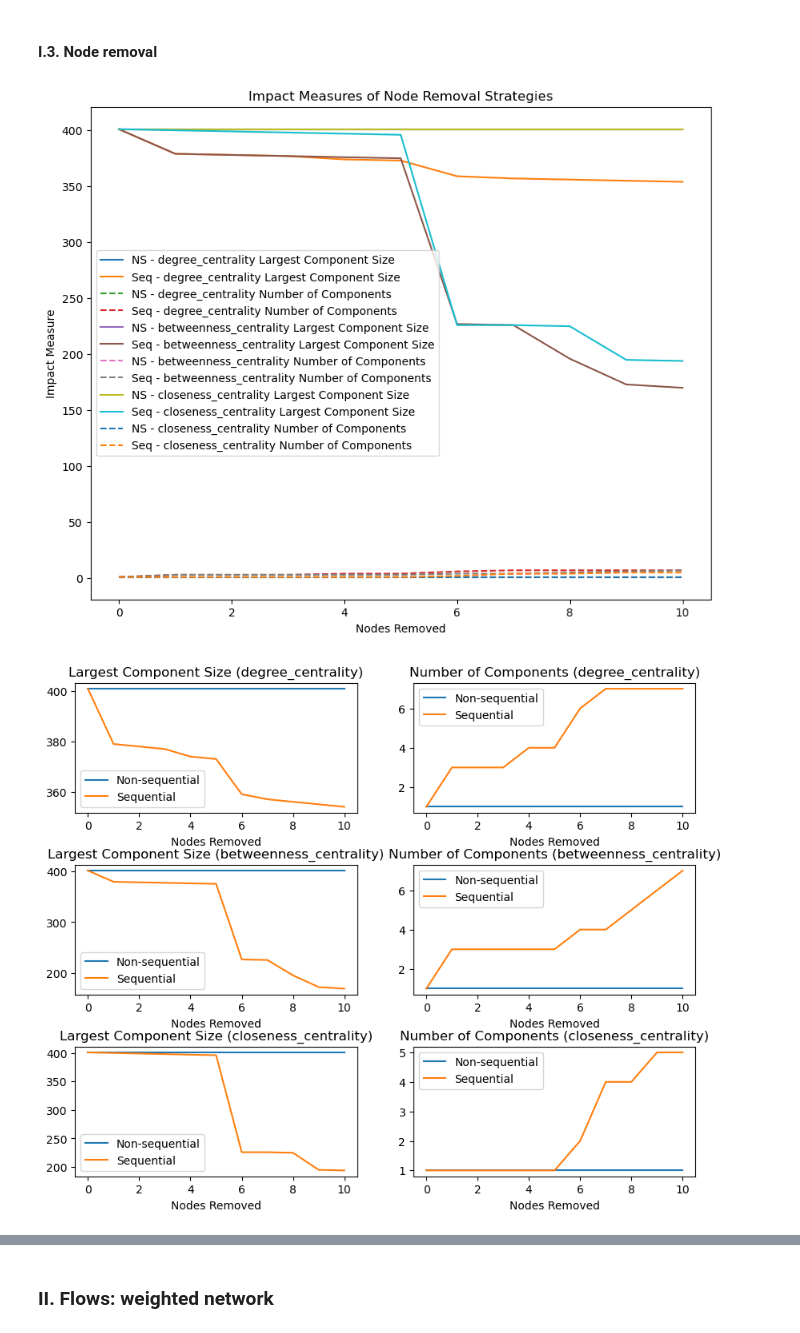
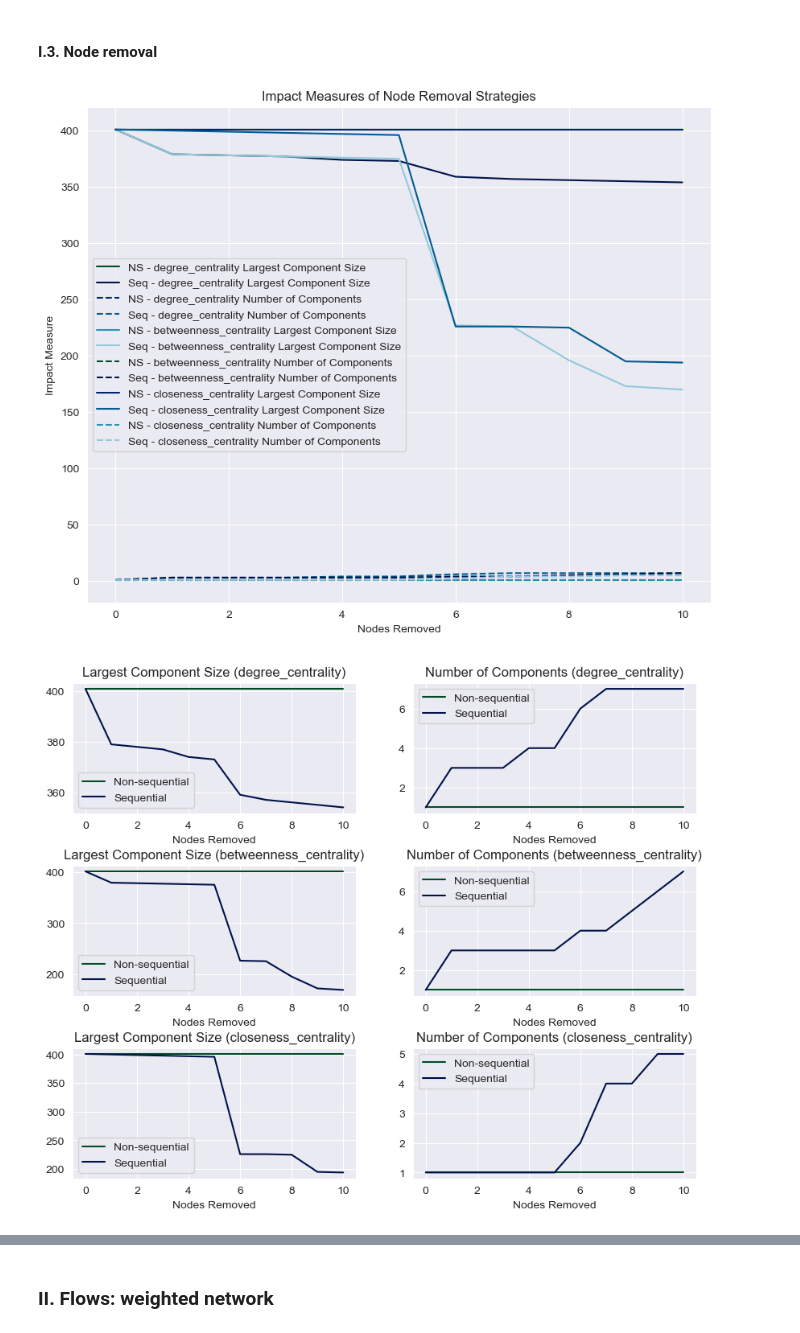
Before and after one commit to ZongheMa/CASA0002_Urban_Simulation, a Jupyter notebook: Urban Simulation Assessment.ipynb, the cells around one changed output, grey strips where cells are left out. Saved outputs shown, nothing was run; the diff lists cells and outputs as text; code cells hidden in the pictures.

```diff
--- a/Urban Simulation Assessment.ipynb
+++ b/Urban Simulation Assessment.ipynb
@@ -199,6 +199,12 @@ for centrality_measure in centrality_measures:
     seq_components, seq_size = seq_removal(G, centrality_measure,10)
     seq_num_components.append(seq_components)
     seq_largest_component_size.append(seq_size)
+
+import seaborn as sns
+import matplotlib.pyplot as plt
+
+# Set a color palette
+sns.set_palette("ocean")
 
 # Plot the impact measures for each strategy and centrality measure in one plot
 plt.figure(figsize=(10, 8))
@@ -210,32 +216,32 @@ for i in range(len(centrality_measures)):
              label=f'Seq - {centrality_measures[i].__name__} Number of Components')
 plt.title('Impact Measures of Node Removal Strategies')
 plt.xlabel('Nodes Removed')
 plt.ylabel('Impact Measure')
 plt.legend()
 
 plt.show()
 
 # Plot the impact measures for each strategy and centrality measure for better understanding and analysis
 plt.figure(figsize=(10, 8))
 for i in range(len(centrality_measures)):
     plt.subplot(3, 2, 2 * i + 1)
     plt.plot(ns_largest_component_size[i], label='Non-sequential')
     plt.plot(seq_largest_component_size[i], label='Sequential')
     plt.title(f'Largest Component Size ({centrality_measures[i].__name__})')
     plt.xlabel('Nodes Removed')
     # plt.ylabel('Size of Largest Component')
     plt.legend()
 
     plt.subplot(3, 2, 2 * i + 2)
     plt.plot(ns_num_components[i], label='Non-sequential')
     plt.plot(seq_num_components[i], label='Sequential')
     plt.title(f'Number of Components ({centrality_measures[i].__name__})')
     plt.xlabel('Nodes Removed')
     # plt.ylabel('Number of Component')
     plt.legend()
 
 plt.subplots_adjust(hspace=0.4)
 plt.show()
 # %% [output]
-[figure, old version]
+[figure, new version]
-[figure, old version]
+[figure, new version]
```
Also changed, not shown: parts of 8 cells of this notebook.
